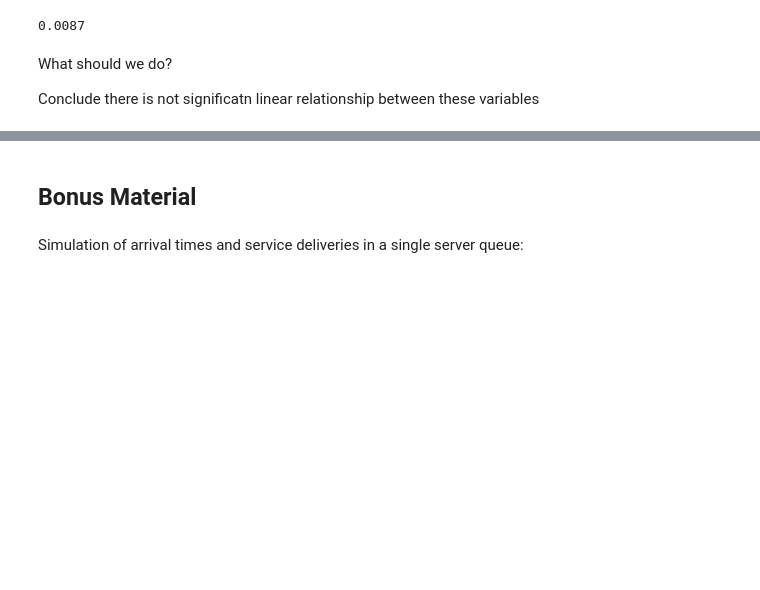
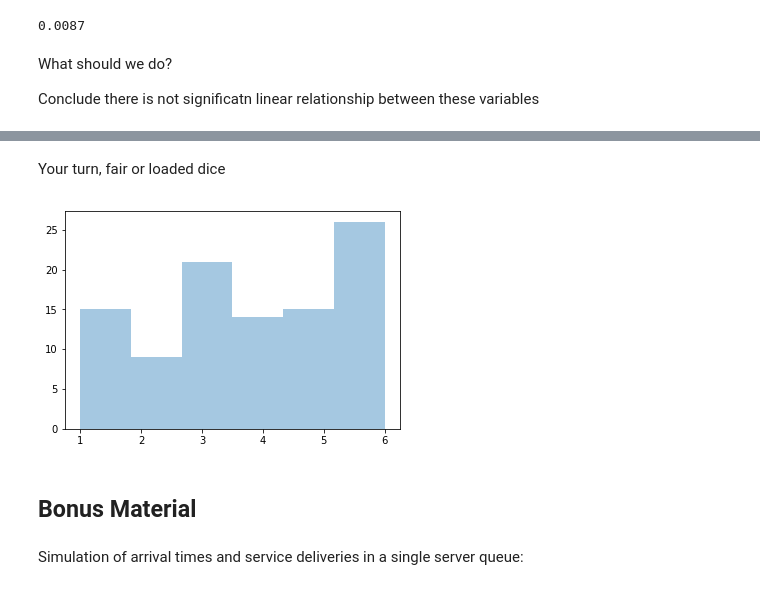
Before and after one commit to brianspiering/ComputationalStatisticsInstructor, a Jupyter notebook: 4_permutation_testing.ipynb, the cells around one changed output, grey strips where cells are left out. Cells and saved outputs as stored; diff of their text form; code cells hidden in the pictures; blank space fills up the shorter version.

```diff
--- a/4_permutation_testing.ipynb
+++ b/4_permutation_testing.ipynb
@@ -104,0 +177,13 @@ Conclude there is not significatn linear relationship between these variables
+# %% [markdown]
+Your turn, fair or loaded dice
+# %%
+# TODO: Delete behand
+# Create data
+from random import choices
+# Six roulette wheel spins (weighted sampling with replacement)
+data = choices(population=list(range(1, 7)),
+        weights=[.155, .155, .155, .155, .155, .225],
+        k=100)
+sns.distplot(data, bins=6, kde=False);
+# %% [output]
+[figure, added]
```
Also changed, not shown: parts of 17 cells of this notebook.
